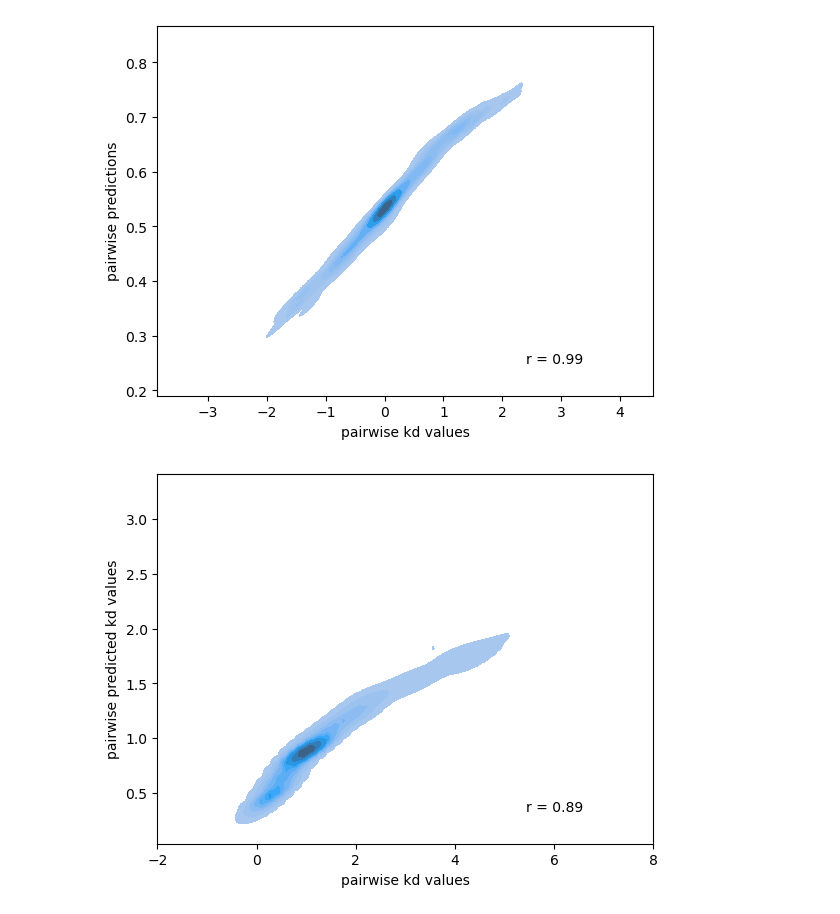
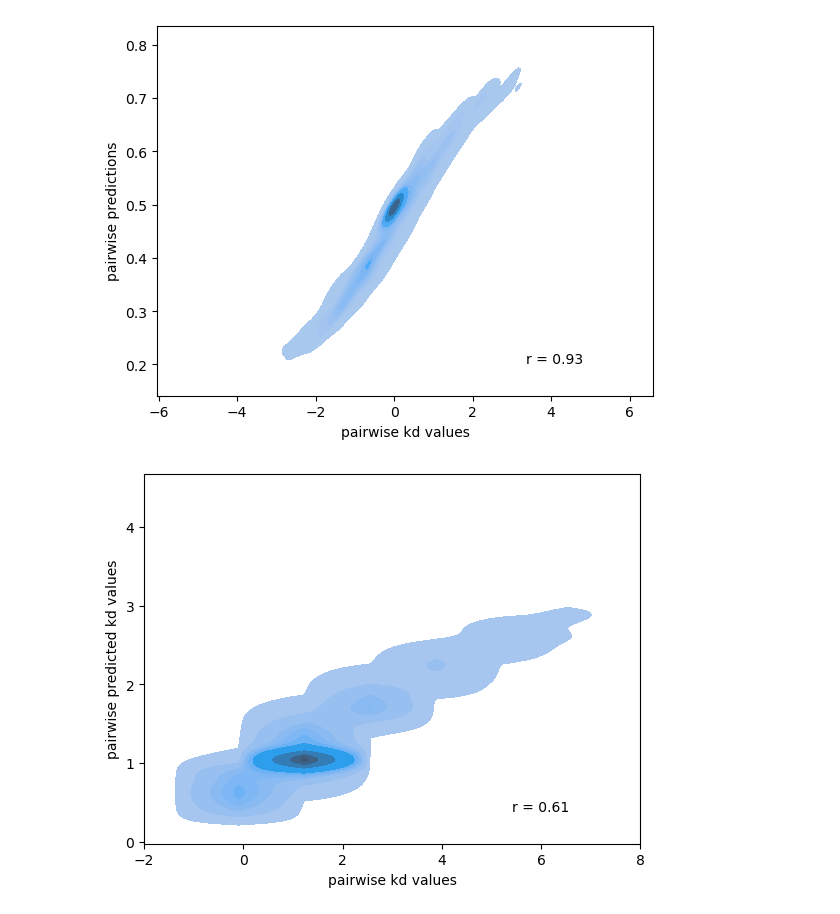
Before and after one commit to JoshuaGensel/MIME_ML, a Jupyter notebook: src/testingExpCond.ipynb, the cells around one changed output. Saved outputs shown, nothing was run; the diff lists cells and outputs as text; code cells hidden in the pictures.

```diff
--- a/src/testingExpCond.ipynb
+++ b/src/testingExpCond.ipynb
@@ -8,10 +8,10 @@ from tqdm import tqdm
 import json
 # %%
 #set path to simulation data
-simulation_path = "/mnt/d/data/MIME_data/simData/dmMIME/highSpecies/experimentalConditions"
+simulation_path = "/mnt/d/data/MIME_data/simData/dmMIME/highSpecies/expConditions"
 # %%
 #set training parameters
-training_path = simulation_path+'/data2/trainingData.txt'
+training_path = simulation_path+'/data/trainingData.txt'
 epochs = 20
 learning_rate = 0.00001
 batch_size = 2**11
@@ -269,3 +281,4 @@ plt.show()
 # %%
 input_size = len(open(training_path).readline().split(' ')) - 1
-predictionsPairwise = MIMENet.inferPairwiseProbabilities(model, input_size)
+predictionsPairwise = MIMENet.inferPairwiseKds(model, input_size)
+probabilitiesPairwise = MIMENet.inferPairwiseProbabilities(model, input_size)
@@ -281,27 +292,27 @@ array([0.270683, 0.299539, 0.192337, 3.25845 , 3.60582 , 2.31533 ,
 # %%
 #get correlation coefficient
-np.corrcoef(-np.log(kdsPairwise), predictionsPairwise)[0,1]
+np.corrcoef(-np.log(kdsPairwise), probabilitiesPairwise)[0,1]
 #density plot pairwise predictions vs pairwise kd values
-sns.kdeplot(x=-np.log(kdsPairwise), y=predictionsPairwise, fill=True)
+sns.kdeplot(x=-np.log(kdsPairwise), y=probabilitiesPairwise, fill=True)
 plt.xlabel('pairwise kd values')
 plt.ylabel('pairwise predictions')
 #show correlation coefficient in bottom right corner
-plt.text(0.8, 0.1, 'r = '+str(np.round(np.corrcoef(-np.log(kdsPairwise), predictionsPairwise)[0,1], 2)), ha='center', va='center', transform=plt.gca().transAxes)
+plt.text(0.8, 0.1, 'r = '+str(np.round(np.corrcoef(-np.log(kdsPairwise), probabilitiesPairwise)[0,1], 2)), ha='center', va='center', transform=plt.gca().transAxes)
 plt.show()
 # %% [output]
-[figure, old version]
+[figure, new version]
 # %%
 #get correlation coefficient
-np.corrcoef(kdsPairwise, pairwisePredictedKds)[0,1]
+np.corrcoef(kdsPairwise, predictionsPairwise)[0,1]
 #density plot pairwise predictions vs pairwise kd values
-sns.kdeplot(x=kdsPairwise, y=pairwisePredictedKds, fill=True)
+sns.kdeplot(x=kdsPairwise, y=predictionsPairwise, fill=True)
 plt.xlabel('pairwise kd values')
 plt.ylabel('pairwise predicted kd values')
 #show correlation coefficient in bottom right corner
-plt.text(0.8, 0.1, 'r = '+str(np.round(np.corrcoef(kdsPairwise, pairwisePredictedKds)[0,1], 2)), ha='center', va='center', transform=plt.gca().transAxes)
+plt.text(0.8, 0.1, 'r = '+str(np.round(np.corrcoef(kdsPairwise, predictionsPairwise)[0,1], 2)), ha='center', va='center', transform=plt.gca().transAxes)
 plt.xlim(-2, 8)
 plt.show()
 # %% [output]
-[figure, old version]
+[figure, new version]
 # %%
 #plot log2 pairwise predicted kd vs log2 pairwise kd
```
Also changed, not shown: parts of 25 cells of this notebook, 5 other files.
